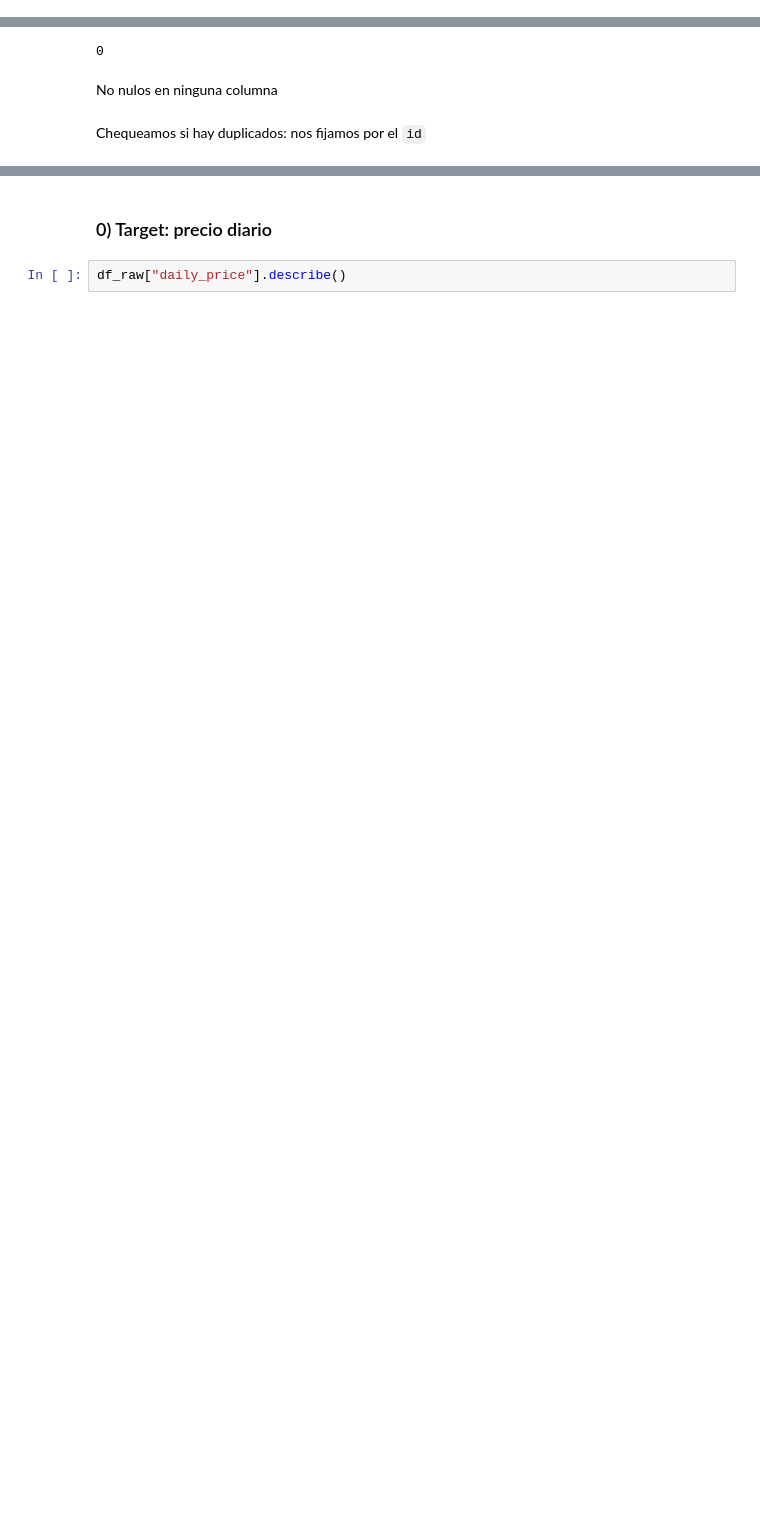
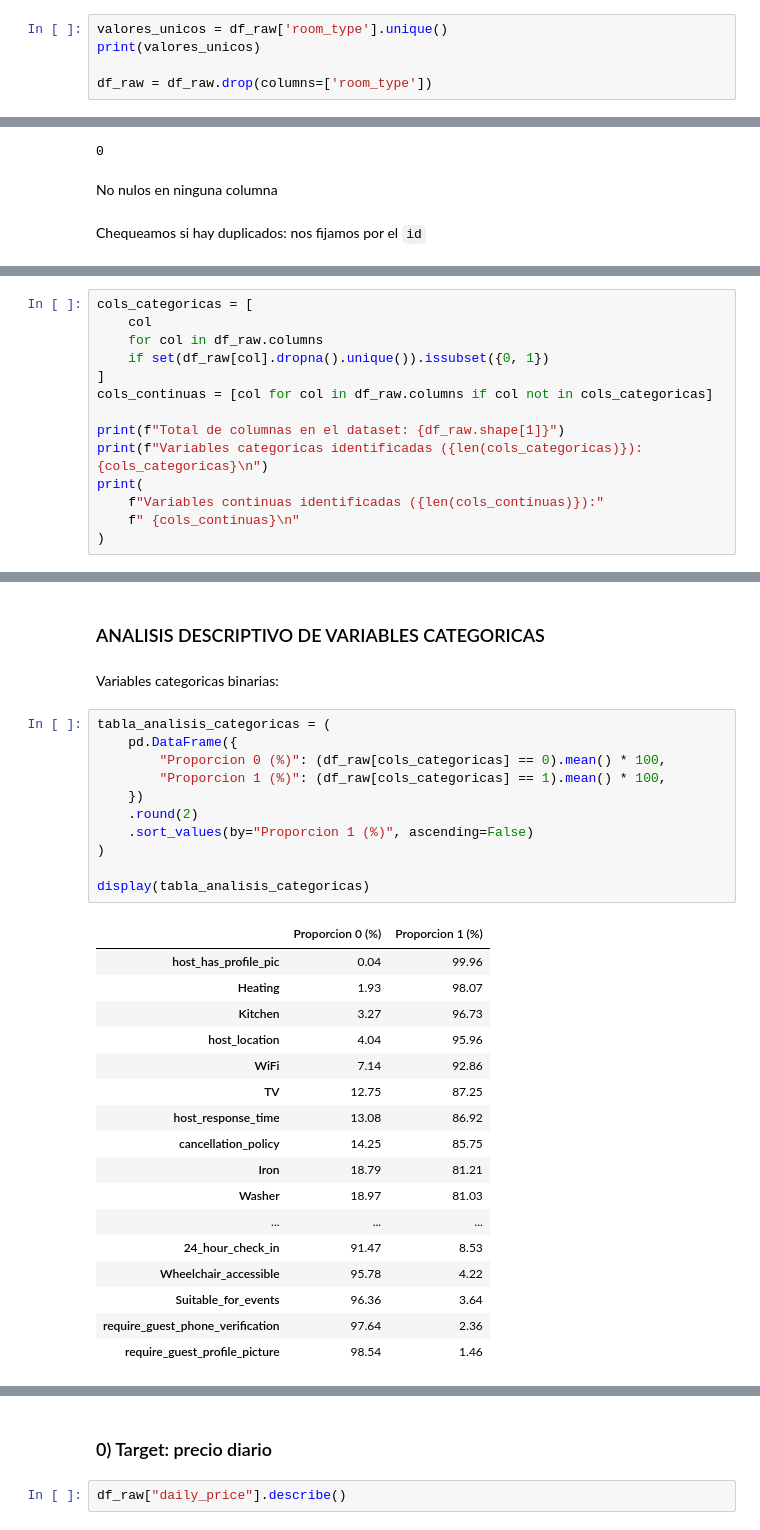
Before and after one commit to santidrelew/tp-mpg, a Jupyter notebook: notebooks/01_EDA.ipynb, the cells around one changed output, grey strips where cells are left out. Drawn from its saved outputs; the diff is of its cells as text; blank space fills up the shorter version.

```diff
--- a/notebooks/01_EDA.ipynb
+++ b/notebooks/01_EDA.ipynb
@@ -59,0 +68,5 @@ df_raw.insert(len(df_raw.columns), col_target.name, col_target)
+# %%
+valores_unicos = df_raw['room_type'].unique()
+print(valores_unicos)
+
+df_raw = df_raw.drop(columns=['room_type'])
@@ -151,0 +136,14 @@ El objetivo del problema de regresión es **predecir el precio por noche (`daily
+# %%
+cols_categoricas = [
+    col
+    for col in df_raw.columns
+    if set(df_raw[col].dropna().unique()).issubset({0, 1})
+]
+cols_continuas = [col for col in df_raw.columns if col not in cols_categoricas]
+
+print(f"Total de columnas en el dataset: {df_raw.shape[1]}")
+print(f"Variables categoricas identificadas ({len(cols_categoricas)}): {cols_categoricas}\n")
+print(
+    f"Variables continuas identificadas ({len(cols_continuas)}):"
+    f" {cols_continuas}\n"
+)
@@ -151,0 +165,33 @@ El objetivo del problema de regresión es **predecir el precio por noche (`daily
+# %% [markdown]
+### ANALISIS DESCRIPTIVO DE VARIABLES CATEGORICAS
+# %% [markdown]
+Variables categoricas binarias:
+# %%
+tabla_analisis_categoricas = (
+    pd.DataFrame({
+        "Proporcion 0 (%)": (df_raw[cols_categoricas] == 0).mean() * 100,
+        "Proporcion 1 (%)": (df_raw[cols_categoricas] == 1).mean() * 100,
+    })
+    .round(2)
+    .sort_values(by="Proporcion 1 (%)", ascending=False)
+)
+
+display(tabla_analisis_categoricas)
+# %% [output]
+|  | Proporcion 0 (%) | Proporcion 1 (%) |
+| host_has_profile_pic | 0.04 | 99.96 |
+| Heating | 1.93 | 98.07 |
+| Kitchen | 3.27 | 96.73 |
+| host_location | 4.04 | 95.96 |
+| WiFi | 7.14 | 92.86 |
+| TV | 12.75 | 87.25 |
+| host_response_time | 13.08 | 86.92 |
+| cancellation_policy | 14.25 | 85.75 |
+| Iron | 18.79 | 81.21 |
+| Washer | 18.97 | 81.03 |
+| ... | ... | ... |
+| 24_hour_check_in | 91.47 | 8.53 |
+| Wheelchair_accessible | 95.78 | 4.22 |
+| Suitable_for_events | 96.36 | 3.64 |
+| require_guest_phone_verification | 97.64 | 2.36 |
+| require_guest_profile_picture | 98.54 | 1.46 |
```
Also changed, not shown: parts of 86 cells of this notebook.
